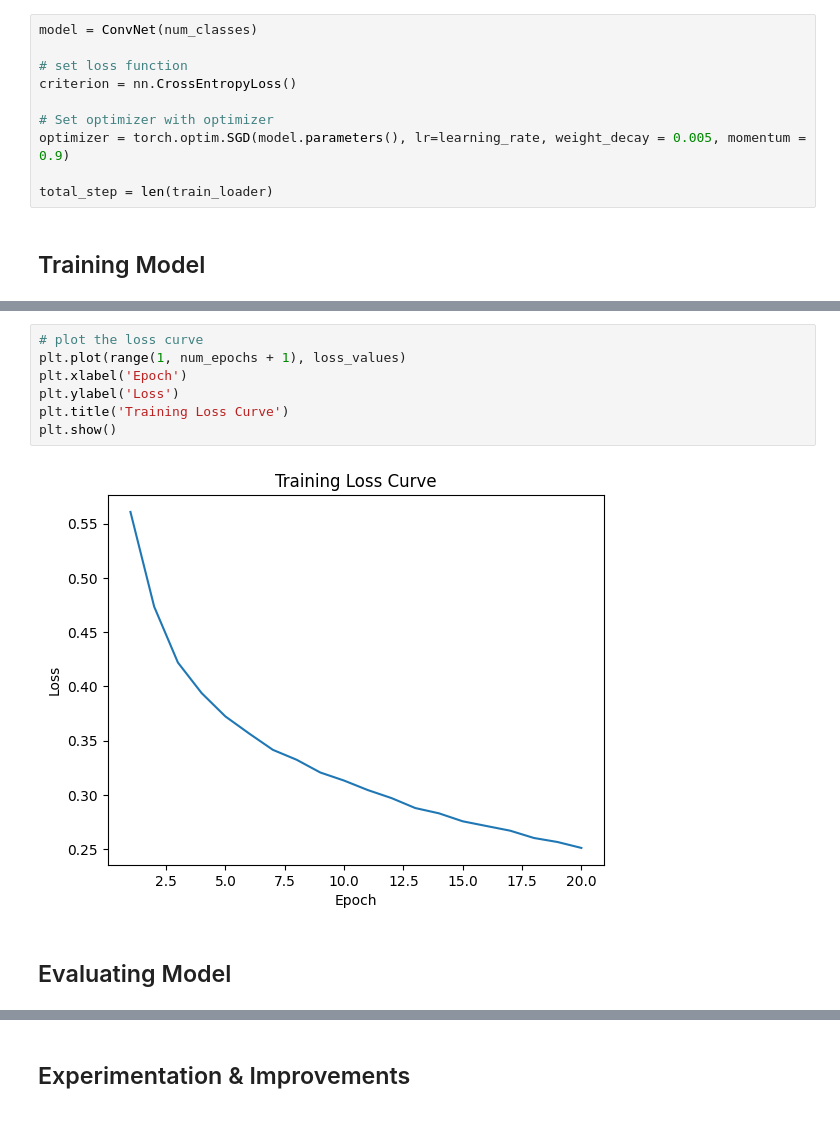
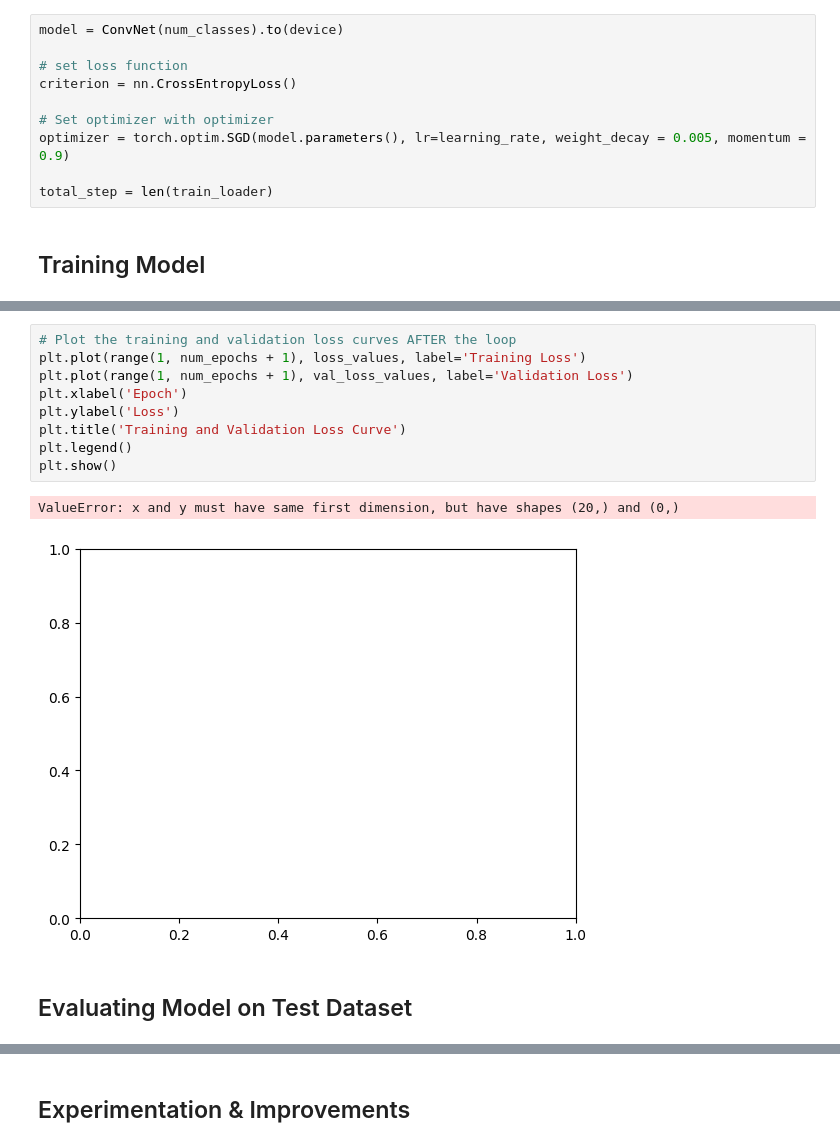
Before and after one commit to samallari/fashion-mnist-cnn, a Jupyter notebook: fashion-mnist-cnn.ipynb, the cells around one changed output, grey strips where cells are left out. Drawn from its saved outputs; the diff is of its cells as text.

Commit message:
Added validation

```diff
--- a/fashion-mnist-cnn.ipynb
+++ b/fashion-mnist-cnn.ipynb
@@ -130,7 +125,7 @@ class ConvNet(nn.Module):
 # %% [markdown]
 ## Setting Hyperparameters
 # %%
-model = ConvNet(num_classes)
+model = ConvNet(num_classes).to(device)
 
 # set loss function
 criterion = nn.CrossEntropyLoss()
@@ -191,14 +219,17 @@ Epoch [20/20], Loss: 0.2511
 # %%
-# plot the loss curve
-plt.plot(range(1, num_epochs + 1), loss_values)
+# Plot the training and validation loss curves AFTER the loop
+plt.plot(range(1, num_epochs + 1), loss_values, label='Training Loss')
+plt.plot(range(1, num_epochs + 1), val_loss_values, label='Validation Loss')
 plt.xlabel('Epoch')
 plt.ylabel('Loss')
-plt.title('Training Loss Curve')
+plt.title('Training and Validation Loss Curve')
+plt.legend()
 plt.show()
 # %% [output]
+ValueError: x and y must have same first dimension, but have shapes (20,) and (0,)
-[figure, old version]
+[figure, new version]
 # %% [markdown]
-## Evaluating Model
+## Evaluating Model on Test Dataset
 # %%
 with torch.no_grad():
     correct = 0
```
Also changed, not shown: parts of 6 cells of this notebook.
